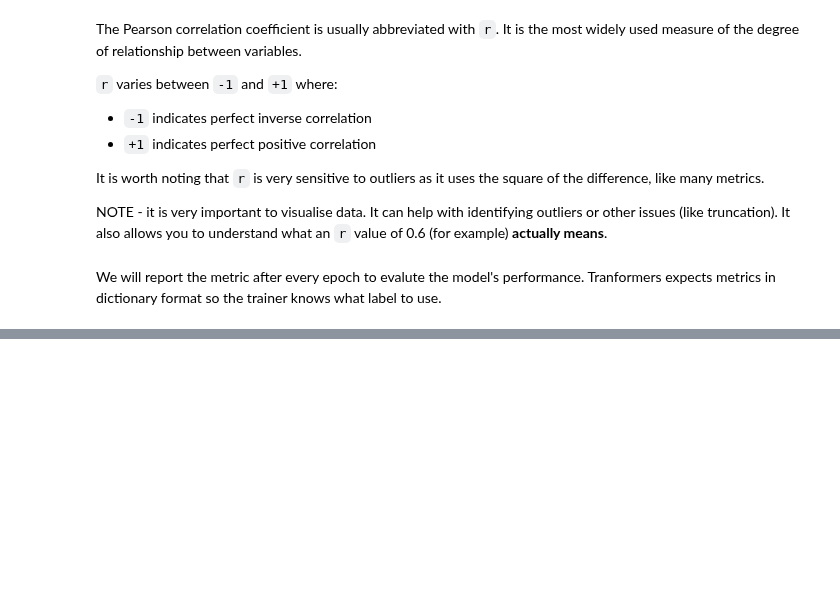
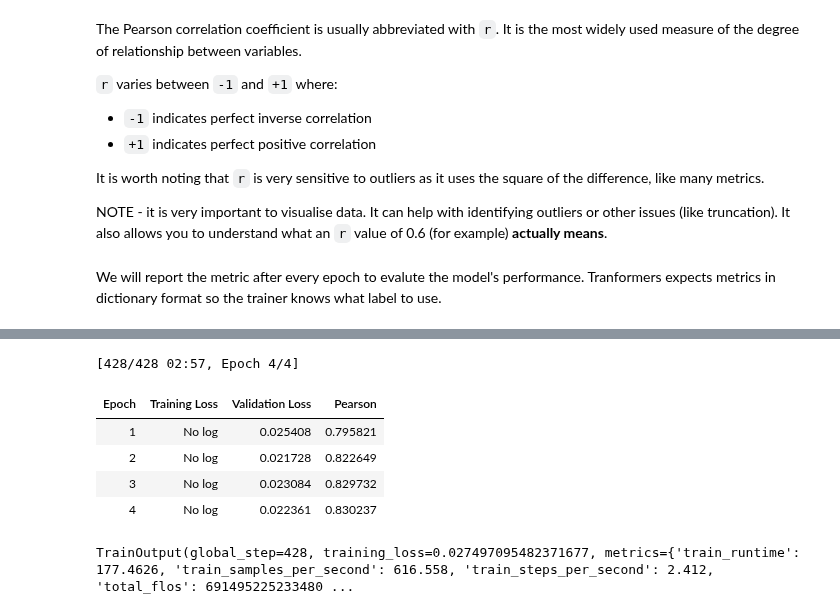
Before and after one commit to frank-895/machine_learning_journey, a Jupyter notebook: NLP_classification/NLP_phrase_to_phrase_matching.ipynb, the cells around one changed output, grey strips where cells are left out. Saved outputs shown, nothing was run; the diff lists cells and outputs as text; code cells hidden in the pictures; blank space fills up the shorter version.

Commit message:
Created trainer model and evaluated performance with Pearson correlation coefficient.

```diff
--- a/NLP_classification/NLP_phrase_to_phrase_matching.ipynb
+++ b/NLP_classification/NLP_phrase_to_phrase_matching.ipynb
@@ -291,6 +293,10 @@ We will report the metric after every epoch to evalute the model's performance.
 # %%
 import numpy as np
 
-def corr_d(x, y):
-  """Calculates pearson correlation coefficient and returns metric as a dictionary"""
-  return {'pearson': np.corrcoef(x,y)[0][1]}
+def corr_d(eval_pred):
+  """Calculates pearson correlation coefficient and returns the metric in a dictionary"""
+
+  preds = eval_pred.predictions
+  labels = eval_pred.label_ids
+
+  return {'pearson': np.corrcoef(preds, labels)[0][1]}
@@ -296,0 +330,4 @@ def corr_d(x, y):
+# %%
+bs = 256 # batch size
+epochs = 4
+lr = 8e-5 # learning rate
@@ -296,0 +336,12 @@ def corr_d(x, y):
+# %%
+args = TrainingArguments('outputs',
+                         learning_rate=lr, # important
+                         warmup_ratio=0.1,
+                         lr_scheduler_type='cosine',
+                         fp16=True,
+                         eval_strategy="epoch",
+                         per_device_train_batch_size=bs, # important
+                         per_device_eval_batch_size=bs*2,
+                         num_train_epochs=epochs, # important
+                         weight_decay=0.01,
+                         report_to='none')
@@ -296,0 +357,19 @@ def corr_d(x, y):
+# %%
+model = AutoModelForSequenceClassification.from_pretrained(model_nm, num_labels=1)
+
+trainer = Trainer(model, # chosen pretrained model and architecture
+                  args, # hyperparameters
+                  train_dataset=dds['train'], # training data
+                  eval_dataset=dds['test'], # validation data
+                  processing_class=tokz, # tokenizer function used in the pretrained model
+                  compute_metrics=corr_d # the metrics we want the model to spit out every epoch (dict format)
+                  )
+trainer.train()
+# %% [output]
+[428/428 02:57, Epoch 4/4]
+| Epoch | Training Loss | Validation Loss | Pearson |
+| 1 | No log | 0.025408 | 0.795821 |
+| 2 | No log | 0.021728 | 0.822649 |
+| 3 | No log | 0.023084 | 0.829732 |
+| 4 | No log | 0.022361 | 0.830237 |
+TrainOutput(global_step=428, training_loss=0.027497095482371677, metrics={'train_runtime': 177.4626, 'train_samples_per_second': 616.558, 'train_steps_per_second': 2.412, 'total_flos': 691495225233480 ...
```
Also changed, not shown: parts of 13 cells of this notebook.
